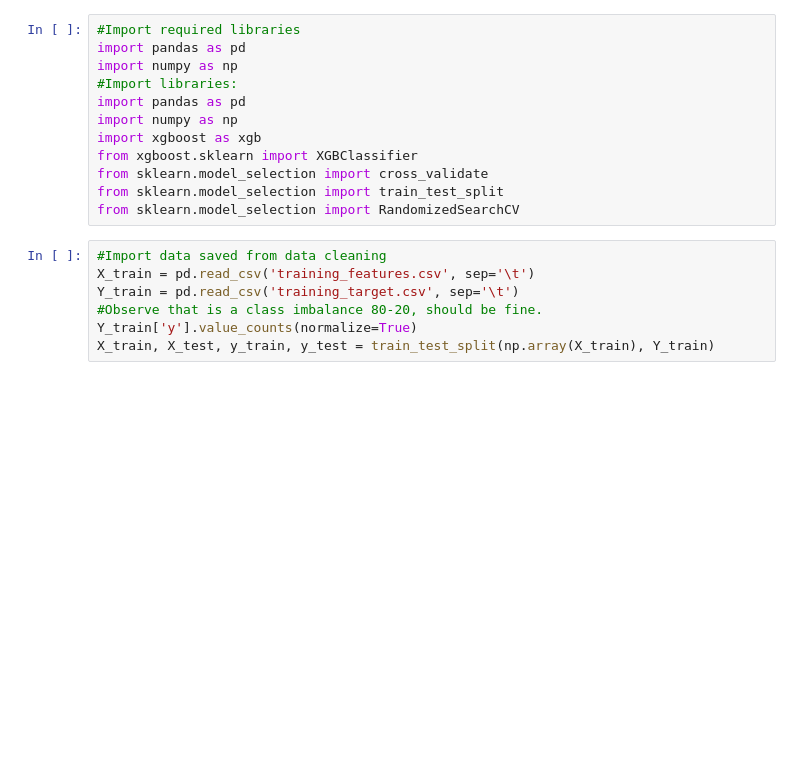
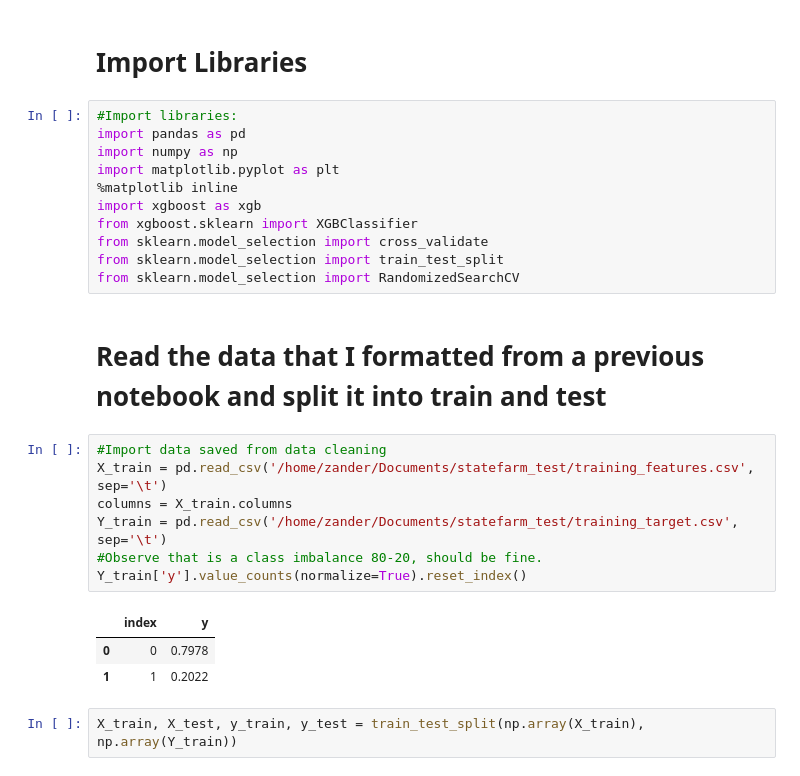
Before and after one commit to zanderkent/Machine_Learning, a Jupyter notebook: Model Training - XGB.ipynb, the cells around one changed output. Cells and saved outputs as stored; diff of their text form; blank space fills up the shorter version.

```diff
--- a/Model Training - XGB.ipynb
+++ b/Model Training - XGB.ipynb
@@ -1,19 +4,28 @@
+# %% [markdown]
+# Import Libraries
 # %%
-#Import required libraries
-import pandas as pd
-import numpy as np
 #Import libraries:
 import pandas as pd
 import numpy as np
+import matplotlib.pyplot as plt
+%matplotlib inline
 import xgboost as xgb
 from xgboost.sklearn import XGBClassifier
 from sklearn.model_selection import cross_validate
 from sklearn.model_selection import train_test_split
 from sklearn.model_selection import RandomizedSearchCV
+# %% [markdown]
+# Read the data that I formatted from a previous notebook and split it into train and test
 # %%
 #Import data saved from data cleaning
-X_train = pd.read_csv('training_features.csv', sep='\t')
-Y_train = pd.read_csv('training_target.csv', sep='\t')
+X_train = pd.read_csv('/home/zander/Documents/statefarm_test/training_features.csv', sep='\t')
+columns = X_train.columns
+Y_train = pd.read_csv('/home/zander/Documents/statefarm_test/training_target.csv', sep='\t')
 #Observe that is a class imbalance 80-20, should be fine.
-Y_train['y'].value_counts(normalize=True)
-X_train, X_test, y_train, y_test = train_test_split(np.array(X_train), Y_train)
+Y_train['y'].value_counts(normalize=True).reset_index()
+# %% [output]
+|  | index | y |
+| 0 | 0 | 0.7978 |
+| 1 | 1 | 0.2022 |
+# %%
+X_train, X_test, y_train, y_test = train_test_split(np.array(X_train), np.array(Y_train))
```
Also changed, not shown: parts of 12 cells of this notebook.
